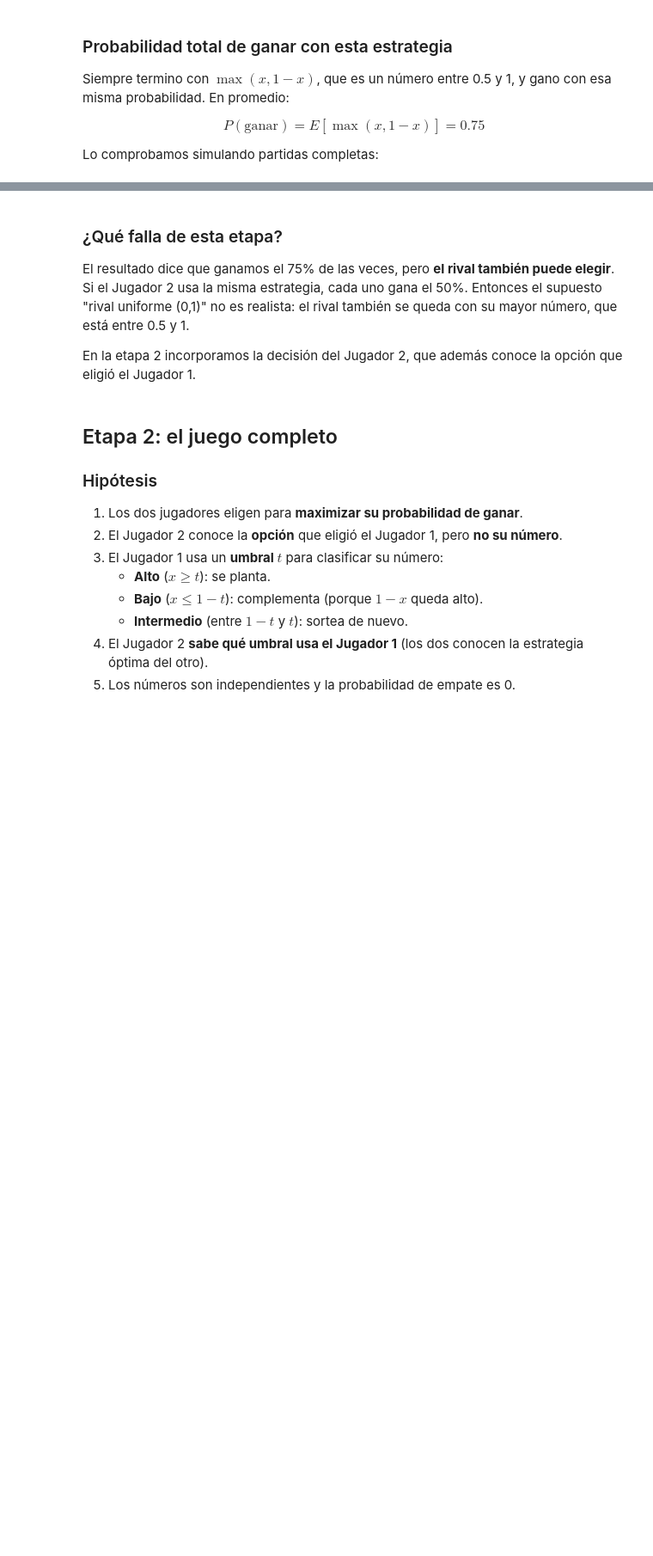
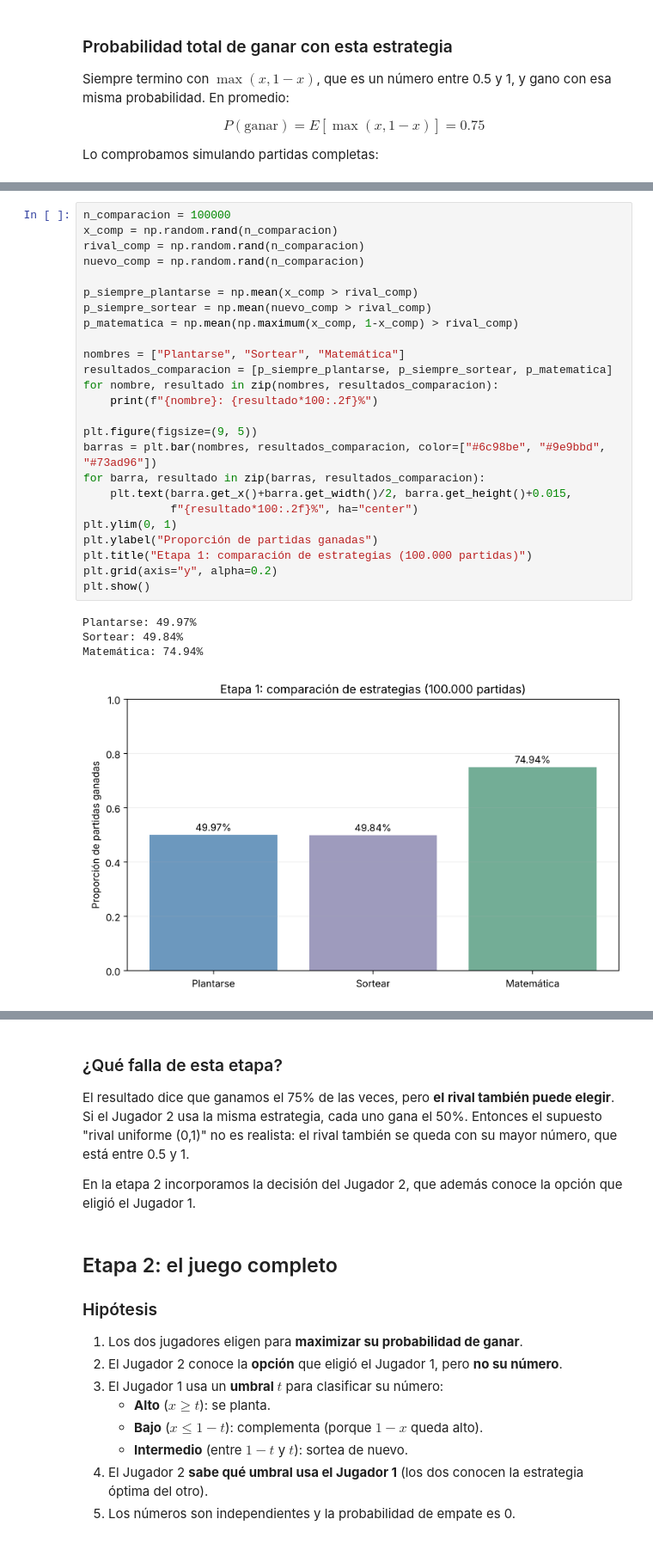
Before and after one commit to VictoriaMarull/finalTRPIII, a Jupyter notebook: trp3.ipynb, the cells around one changed output, grey strips where cells are left out. Shown at 86% size. Saved outputs shown, nothing was run; the diff lists cells and outputs as text; blank space fills up the shorter version.

```diff
--- a/trp3.ipynb
+++ b/trp3.ipynb
@@ -165,0 +176,30 @@ $$
+# %%
+n_comparacion = 100000
+x_comp = np.random.rand(n_comparacion)
+rival_comp = np.random.rand(n_comparacion)
+nuevo_comp = np.random.rand(n_comparacion)
+
+p_siempre_plantarse = np.mean(x_comp > rival_comp)
+p_siempre_sortear = np.mean(nuevo_comp > rival_comp)
+p_matematica = np.mean(np.maximum(x_comp, 1-x_comp) > rival_comp)
+
+nombres = ["Plantarse", "Sortear", "Matemática"]
+resultados_comparacion = [p_siempre_plantarse, p_siempre_sortear, p_matematica]
+for nombre, resultado in zip(nombres, resultados_comparacion):
+    print(f"{nombre}: {resultado*100:.2f}%")
+
+plt.figure(figsize=(9, 5))
+barras = plt.bar(nombres, resultados_comparacion, color=["#6c98be", "#9e9bbd", "#73ad96"])
+for barra, resultado in zip(barras, resultados_comparacion):
+    plt.text(barra.get_x()+barra.get_width()/2, barra.get_height()+0.015,
+             f"{resultado*100:.2f}%", ha="center")
+plt.ylim(0, 1)
+plt.ylabel("Proporción de partidas ganadas")
+plt.title("Etapa 1: comparación de estrategias (100.000 partidas)")
+plt.grid(axis="y", alpha=0.2)
+plt.show()
+# %% [output]
+Plantarse: 49.97%
+Sortear: 49.84%
+Matemática: 74.94%
+[figure, added]
```
Also changed, not shown: parts of 39 cells of this notebook, 2 other files.
